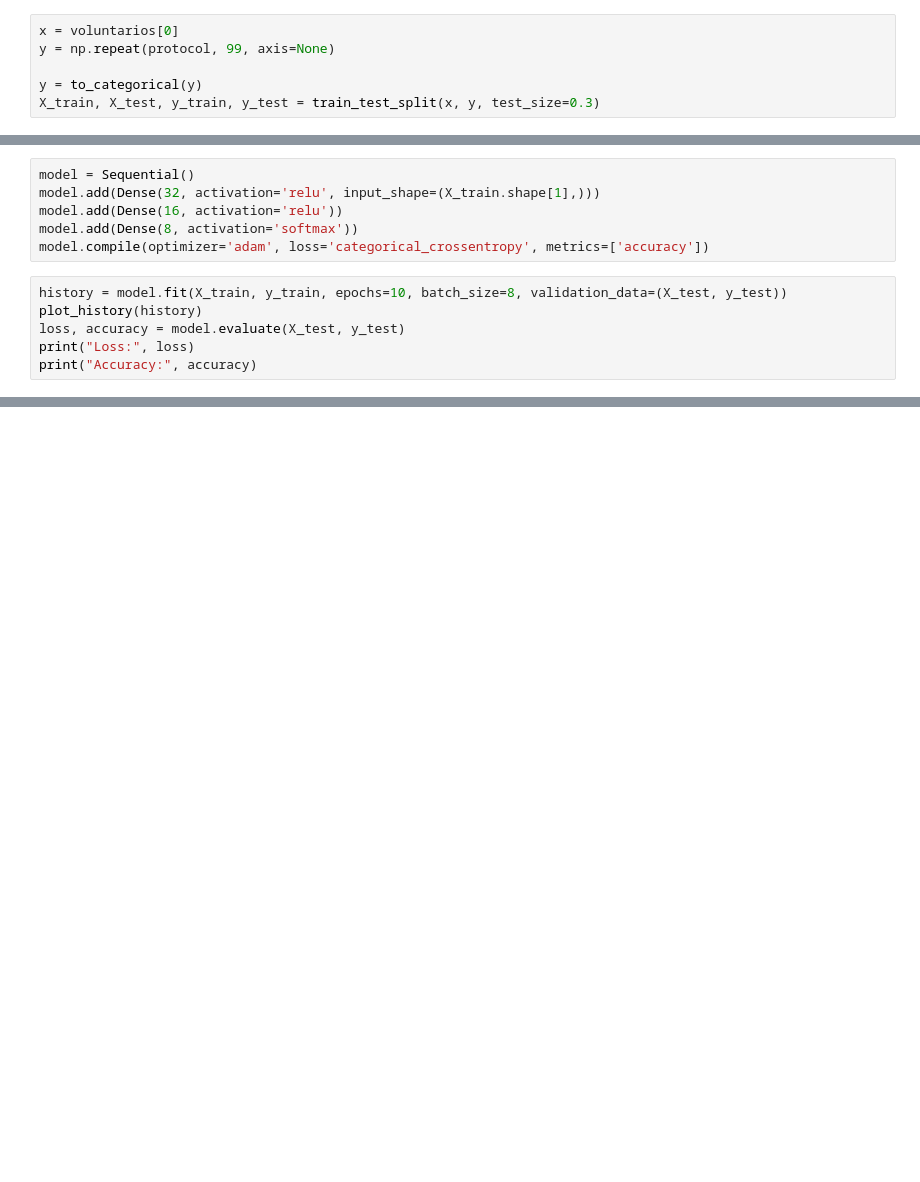
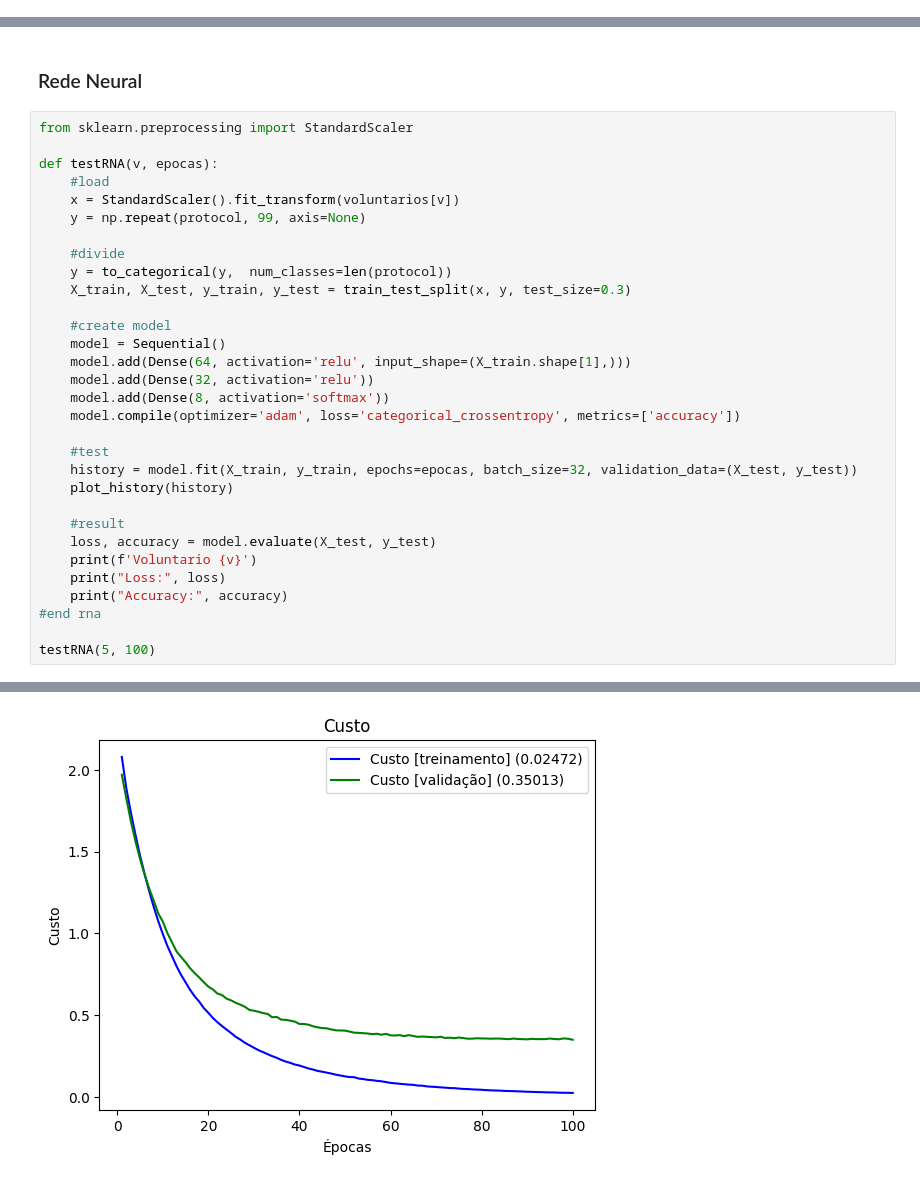
Before and after one commit to caiomiglioli/sinais-biologicos, a Jupyter notebook: Eletromiografia/Trabalho/at5-rna.ipynb, the cells around one changed output, grey strips where cells are left out. Saved outputs shown, nothing was run; the diff lists cells and outputs as text; blank space fills up the shorter version.

```diff
--- a/Eletromiografia/Trabalho/at5-rna.ipynb
+++ b/Eletromiografia/Trabalho/at5-rna.ipynb
@@ -57,6 +59,0 @@ def plot_history(h):
-# %%
-x = voluntarios[0]
-y = np.repeat(protocol, 99, axis=None)
-
-y = to_categorical(y)
-X_train, X_test, y_train, y_test = train_test_split(x, y, test_size=0.3)
@@ -65,12 +59,0 @@ X_train, X_test, y_train, y_test = train_test_split(x, y, test_size=0.3)
-# %%
-model = Sequential()
-model.add(Dense(32, activation='relu', input_shape=(X_train.shape[1],)))
-model.add(Dense(16, activation='relu'))
-model.add(Dense(8, activation='softmax'))
-model.compile(optimizer='adam', loss='categorical_crossentropy', metrics=['accuracy'])
-# %%
-history = model.fit(X_train, y_train, epochs=10, batch_size=8, validation_data=(X_test, y_test))
-plot_history(history)
-loss, accuracy = model.evaluate(X_test, y_test)
-print("Loss:", loss)
-print("Accuracy:", accuracy)
@@ -99,0 +60,34 @@ Accuracy: 0.2478991597890854
+# %% [markdown]
+### Rede Neural
+# %%
+from sklearn.preprocessing import StandardScaler
+
+def testRNA(v, epocas):
+    #load
+    x = StandardScaler().fit_transform(voluntarios[v])
+    y = np.repeat(protocol, 99, axis=None)
+
+    #divide
+    y = to_categorical(y,  num_classes=len(protocol))
+    X_train, X_test, y_train, y_test = train_test_split(x, y, test_size=0.3)
+
+    #create model
+    model = Sequential()
+    model.add(Dense(64, activation='relu', input_shape=(X_train.shape[1],)))
+    model.add(Dense(32, activation='relu'))
+    model.add(Dense(8, activation='softmax'))
+    model.compile(optimizer='adam', loss='categorical_crossentropy', metrics=['accuracy'])
+
+    #test
+    history = model.fit(X_train, y_train, epochs=epocas, batch_size=32, validation_data=(X_test, y_test))
+    plot_history(history)
+
+    #result
+    loss, accuracy = model.evaluate(X_test, y_test)
+    print(f'Voluntario {v}')
+    print("Loss:", loss)
+    print("Accuracy:", accuracy)
+#end rna
+
+testRNA(5, 100)
+# %% [output]
@@ -99,0 +111 @@ Accuracy: 0.2478991597890854
+[figure, added]
```
Also changed, not shown: parts of 6 cells of this notebook, 11 other files.
